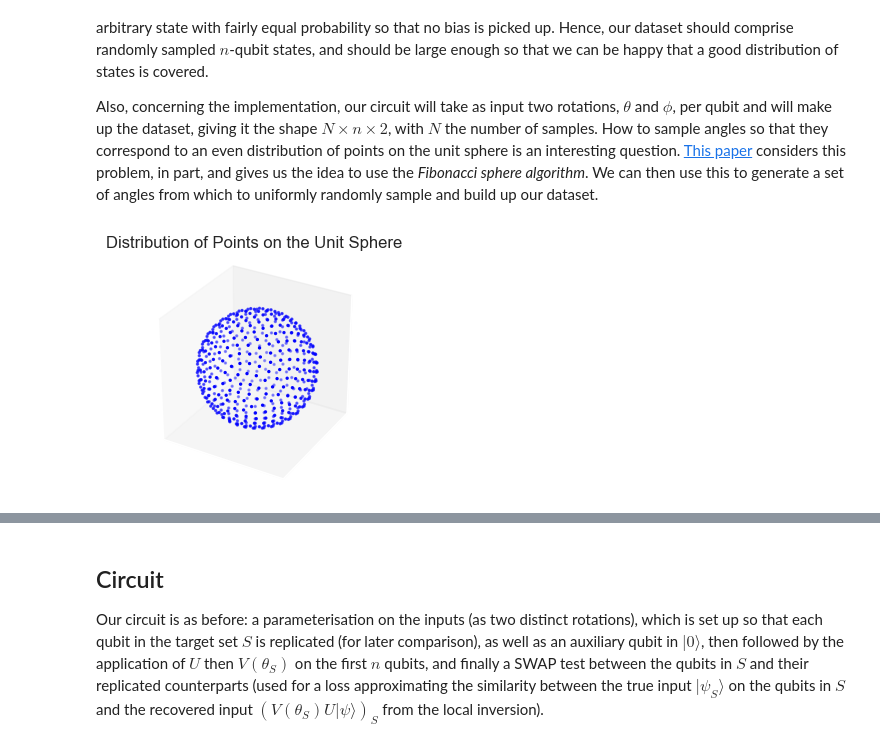
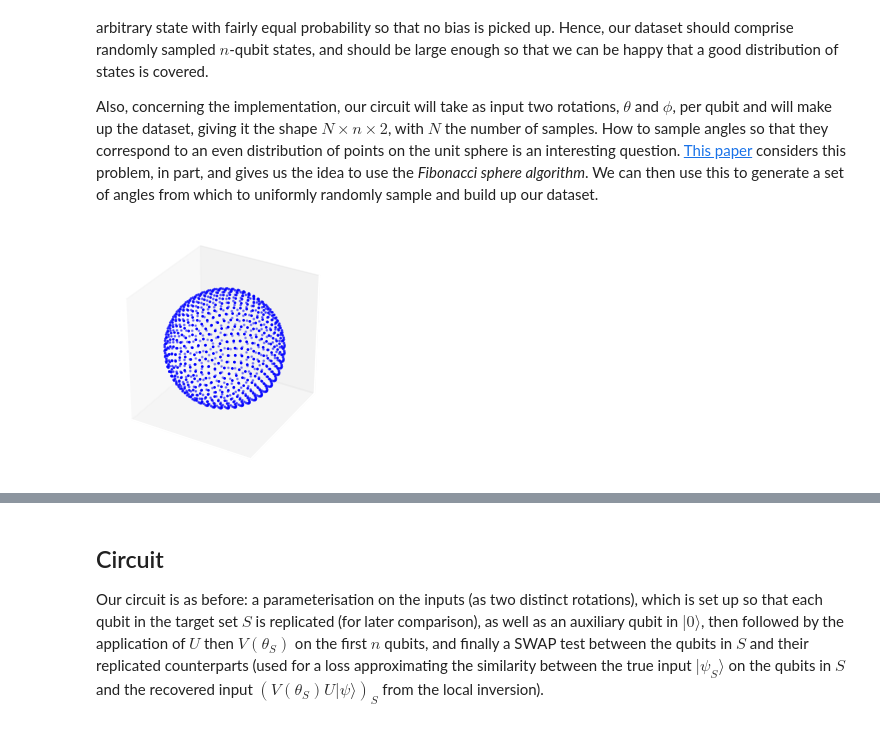
Before and after one commit to BenPrie/variational-local-inversions, a Jupyter notebook: layerwise-learning.ipynb, the cells around one changed output, grey strips where cells are left out. Drawn from its saved outputs; the diff is of its cells as text; code cells hidden in the pictures.

```diff
--- a/layerwise-learning.ipynb
+++ b/layerwise-learning.ipynb
@@ -106,36 +107,32 @@ def sample_input_angles(n_points):
     # Return as a numpy array.
     return np.array(angles)
 # %%
-# Let's have a look at that then.
+# Demo.
+n_points = 1000
+angles = sample_input_angles(n_points)
 
-def plot_angles(angles):
-    # Get Cartesian coordinates.
-    theta = angles[:, 0]
-    phi = angles[:, 1]
-    x = np.sin(phi) * np.cos(theta)
-    y = np.sin(phi) * np.sin(theta)
-    z = np.cos(phi)
+# Get Cartesian coordinates.
+theta = angles[:, 0]
+phi = angles[:, 1]
+x = np.sin(phi) * np.cos(theta)
+y = np.sin(phi) * np.sin(theta)
+z = np.cos(phi)
 
-    # Plot.
-    fig = plt.figure(figsize=(4, 3))
-    ax = fig.add_subplot(111, projection='3d')
-    ax.scatter(x, y, z, c='b', marker='o', s=1000/n_points)
+# Plot.
+fig = plt.figure(figsize=(4, 3))
+ax = fig.add_subplot(111, projection='3d')
+ax.scatter(x, y, z, c='b', marker='o', s=1000/n_points)
 
-    # Beautify.
-    ax.set_title('Distribution of Points on the Unit Sphere')
-    ax.set_box_aspect([1, 1, 1])
-    ax.set_xticks([])
-    ax.set_yticks([])
-    ax.set_zticks([])
-    ax.set_facecolor('none')
+# Beautify.
+#ax.set_title('Generated Distribution')
+ax.set_box_aspect([1, 1, 1])
+ax.set_xticks([])
+ax.set_yticks([])
+ax.set_zticks([])
+ax.set_facecolor('none')
 
-    plt.show()
-
-# Demo.
-n_points = 500
-angles = sample_input_angles(n_points)
-plot_angles(angles)
+plt.savefig('./figures/distribution-over-unit-sphere.pdf', bbox_inches='tight')
 # %% [output]
-[figure, old version]
+[figure, new version]
 # %%
 # Build a dataset of N n-qubit states over an unbiased distribution.
```
Also changed, not shown: parts of 2 cells of this notebook, 7 other files.
